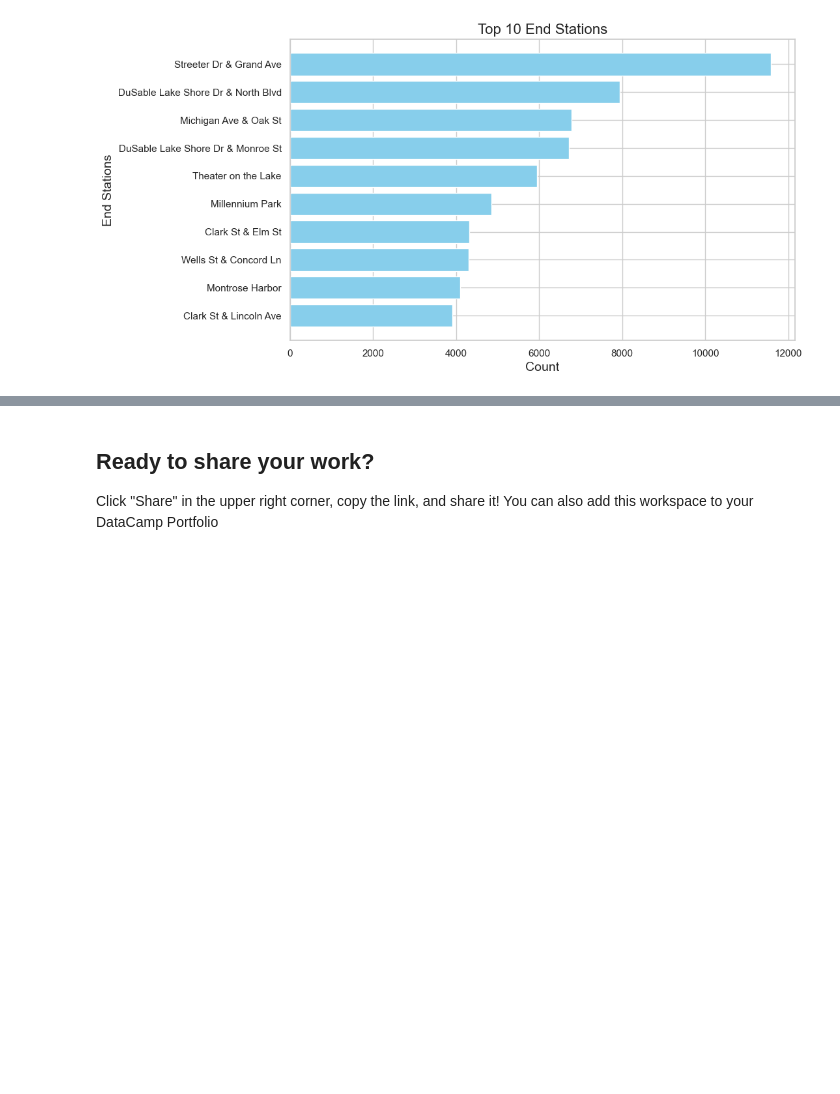
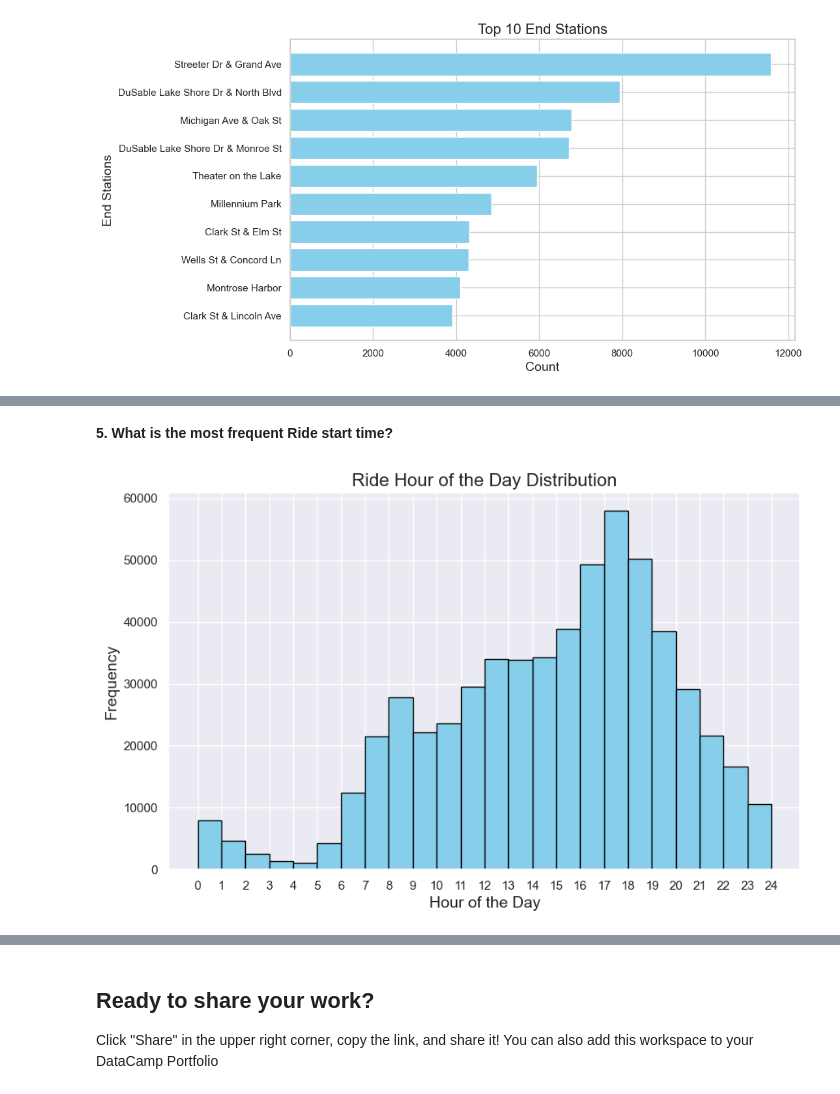
Before and after one commit to oladeeayo/Divvy-Bike, a Jupyter notebook: notebook.ipynb, the cells around one changed output, grey strips where cells are left out. Drawn from its saved outputs; the diff is of its cells as text; code cells hidden in the pictures; blank space fills up the shorter version.

```diff
--- a/notebook.ipynb
+++ b/notebook.ipynb
@@ -387,0 +405,18 @@ plt.show()
+# %% [markdown]
+<strong>5. What is the most frequent Ride start time? </strong>
+# %%
+# Create a histogram
+plt.figure(figsize=(10, 6))
+plt.hist(divvy['started_hour'], bins=24, range=(0, 24), color='skyblue', edgecolor='black')
+
+# Adding labels and title
+plt.xlabel('Hour of the Day', fontsize=14)
+plt.ylabel('Frequency', fontsize=14)
+plt.title('Ride Hour of the Day Distribution', fontsize=16)
+
+# Set x-axis ticks to show all hours from 0 to 24
+plt.xticks(range(25))
+# Show the plot
+plt.show()
+# %% [output]
+[figure, added]
```
Also changed, not shown: parts of 5 cells of this notebook.
